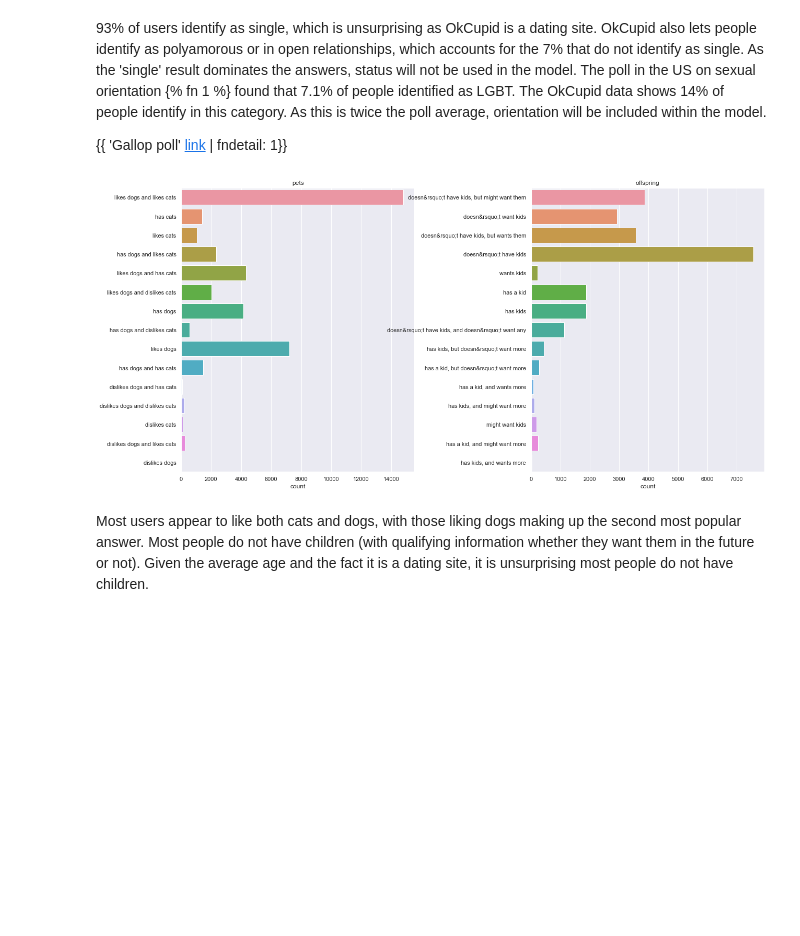
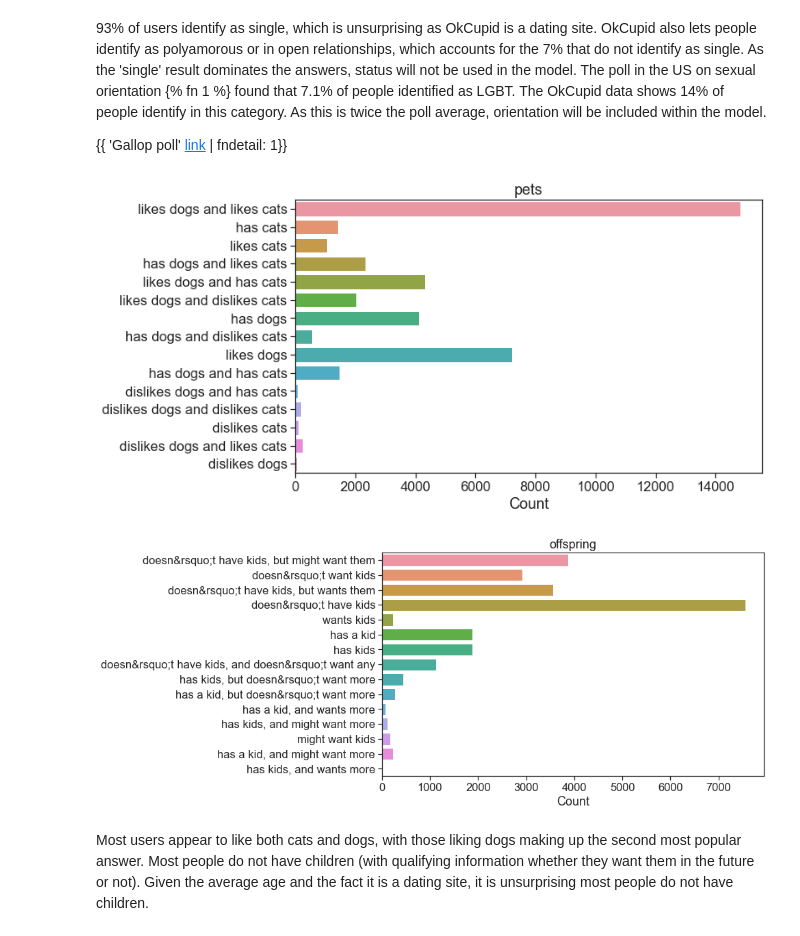
Before and after one commit to LottesofCode/Portfolio, a Jupyter notebook: _notebooks/2022-06-22-date-a-scientist.ipynb, the cells around one changed output. Saved outputs shown, nothing was run; the diff lists cells and outputs as text; code cells hidden in the pictures; blank space fills up the shorter version.

```diff
--- a/_notebooks/2022-06-22-date-a-scientist.ipynb
+++ b/_notebooks/2022-06-22-date-a-scientist.ipynb
@@ -350,13 +357,16 @@ plt.show()
 def plotting_tool(df, x, width, height):
     sns.set_style('ticks')
     sns.set_context("notebook", font_scale=1.5, rc={"lines.linewidth": 2.5})
+    sns.color_palette("Spectral", as_cmap=True)
     plt.figure(figsize=[width, height])
     plt.subplots_adjust(wspace=0.5, hspace=0.3)
     for i in range(len(x)):
             plt.subplot(1, len(x), i+1)
             sns.countplot(data=df, y=x[i])
+            sns.color_palette("Spectral", as_cmap=True)
             plt.title(f'{x[i]}')
             plt.ylabel('')
+            plt.xlabel('Count')
 # %% [markdown]
 ### Diet and body
 OkCupid can list their body type and diet choices in their profiles. The diet answers have qualifying information such as "strictly" or "mostly".  This information is removed into a new column, diet_clean, in order to simplify this variable.
@@ -457,10 +471,13 @@ The poll in the US on sexual orientation {% fn 1 %} found that 7.1% of people id
 
 {{ 'Gallop poll' [link](https://news.gallup.com/poll/389792/lgbt-identification-ticks-up.aspx) | fndetail: 1}}
 # %%
-pet_status = ['pets', 'offspring']
-plotting_tool(okc, pet_status, 20, 10)
+pet_status = ['pets']
+plotting_tool(okc, pet_status, 10, 6)
+children_status=['offspring']
+plotting_tool(okc, children_status, 10,6)
 # %% [output]
-[figure, old version]
+[figure, new version]
+[figure, added]
 # %% [markdown]
 Most users appear to like both cats and dogs, with those liking dogs making up the second most popular answer.  Most people do not have children (with qualifying information whether they want them in the future or not).  Given the average age and the fact it is a dating site, it is unsurprising most people do not have children.
 # %% [markdown]
```
Also changed, not shown: parts of 13 cells of this notebook.
